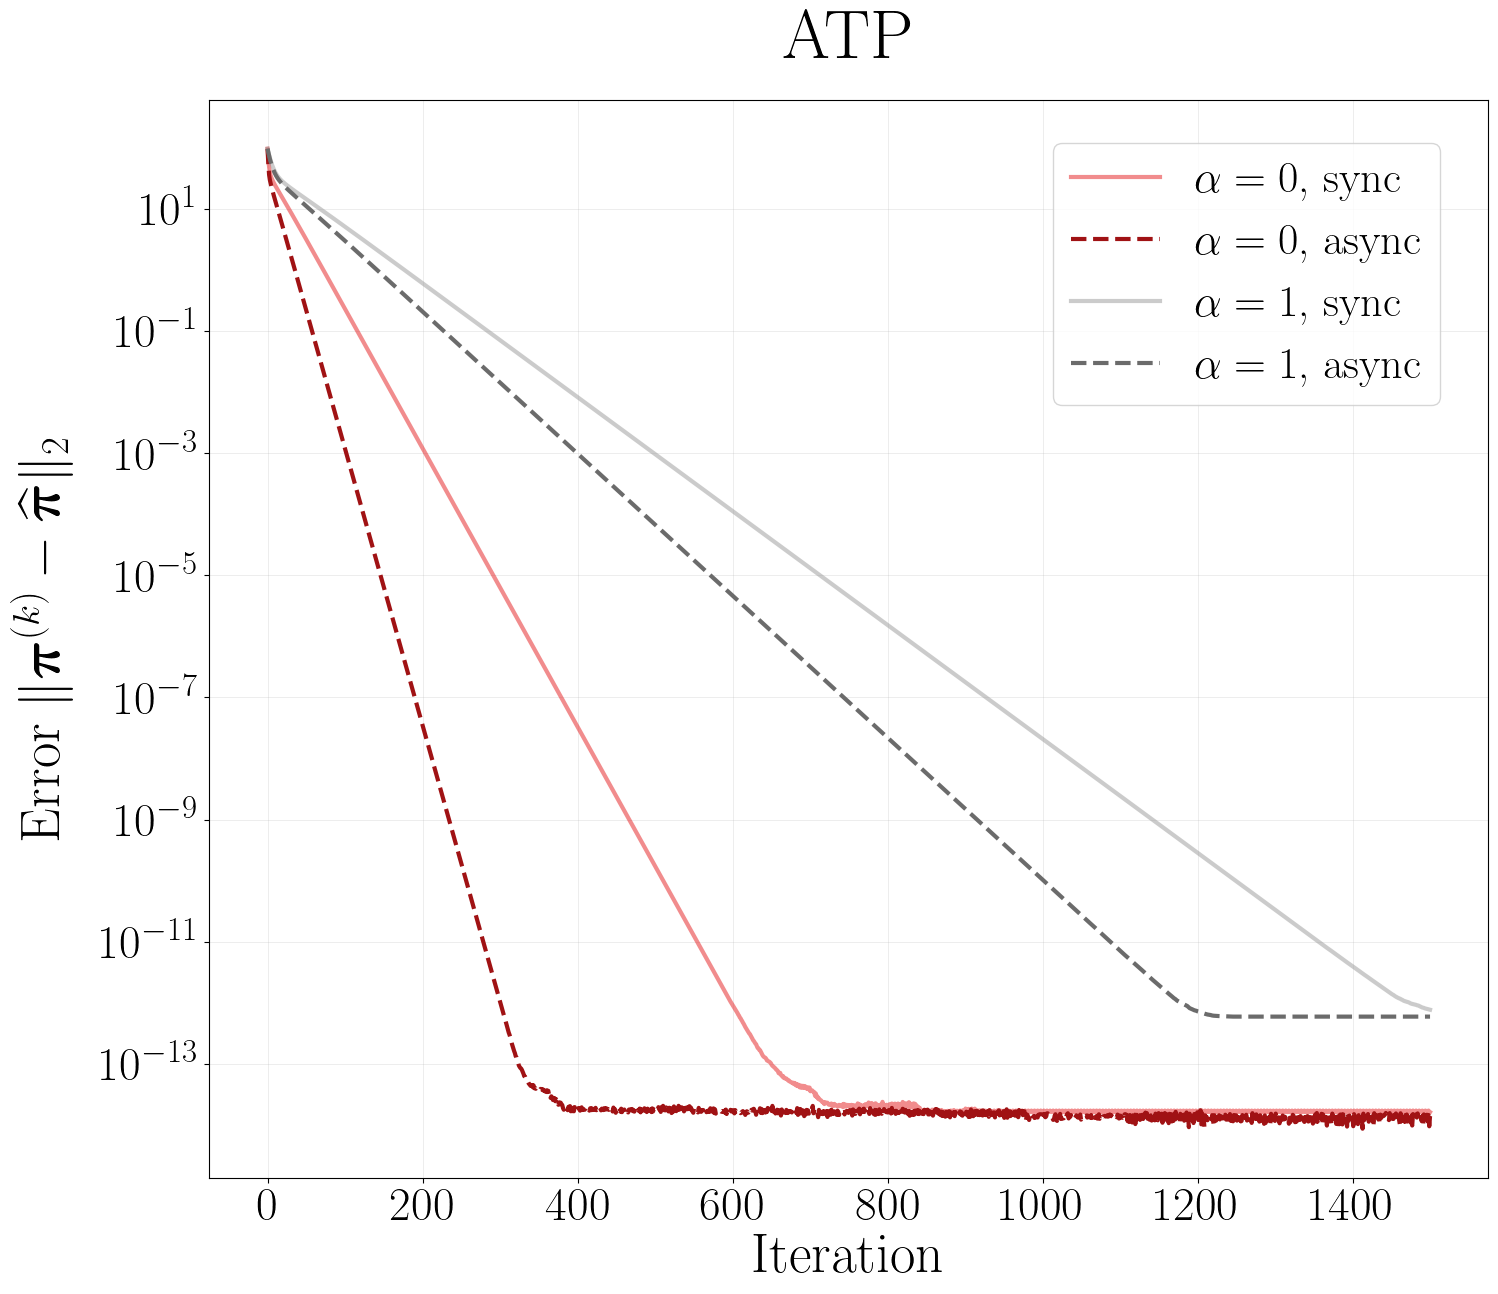
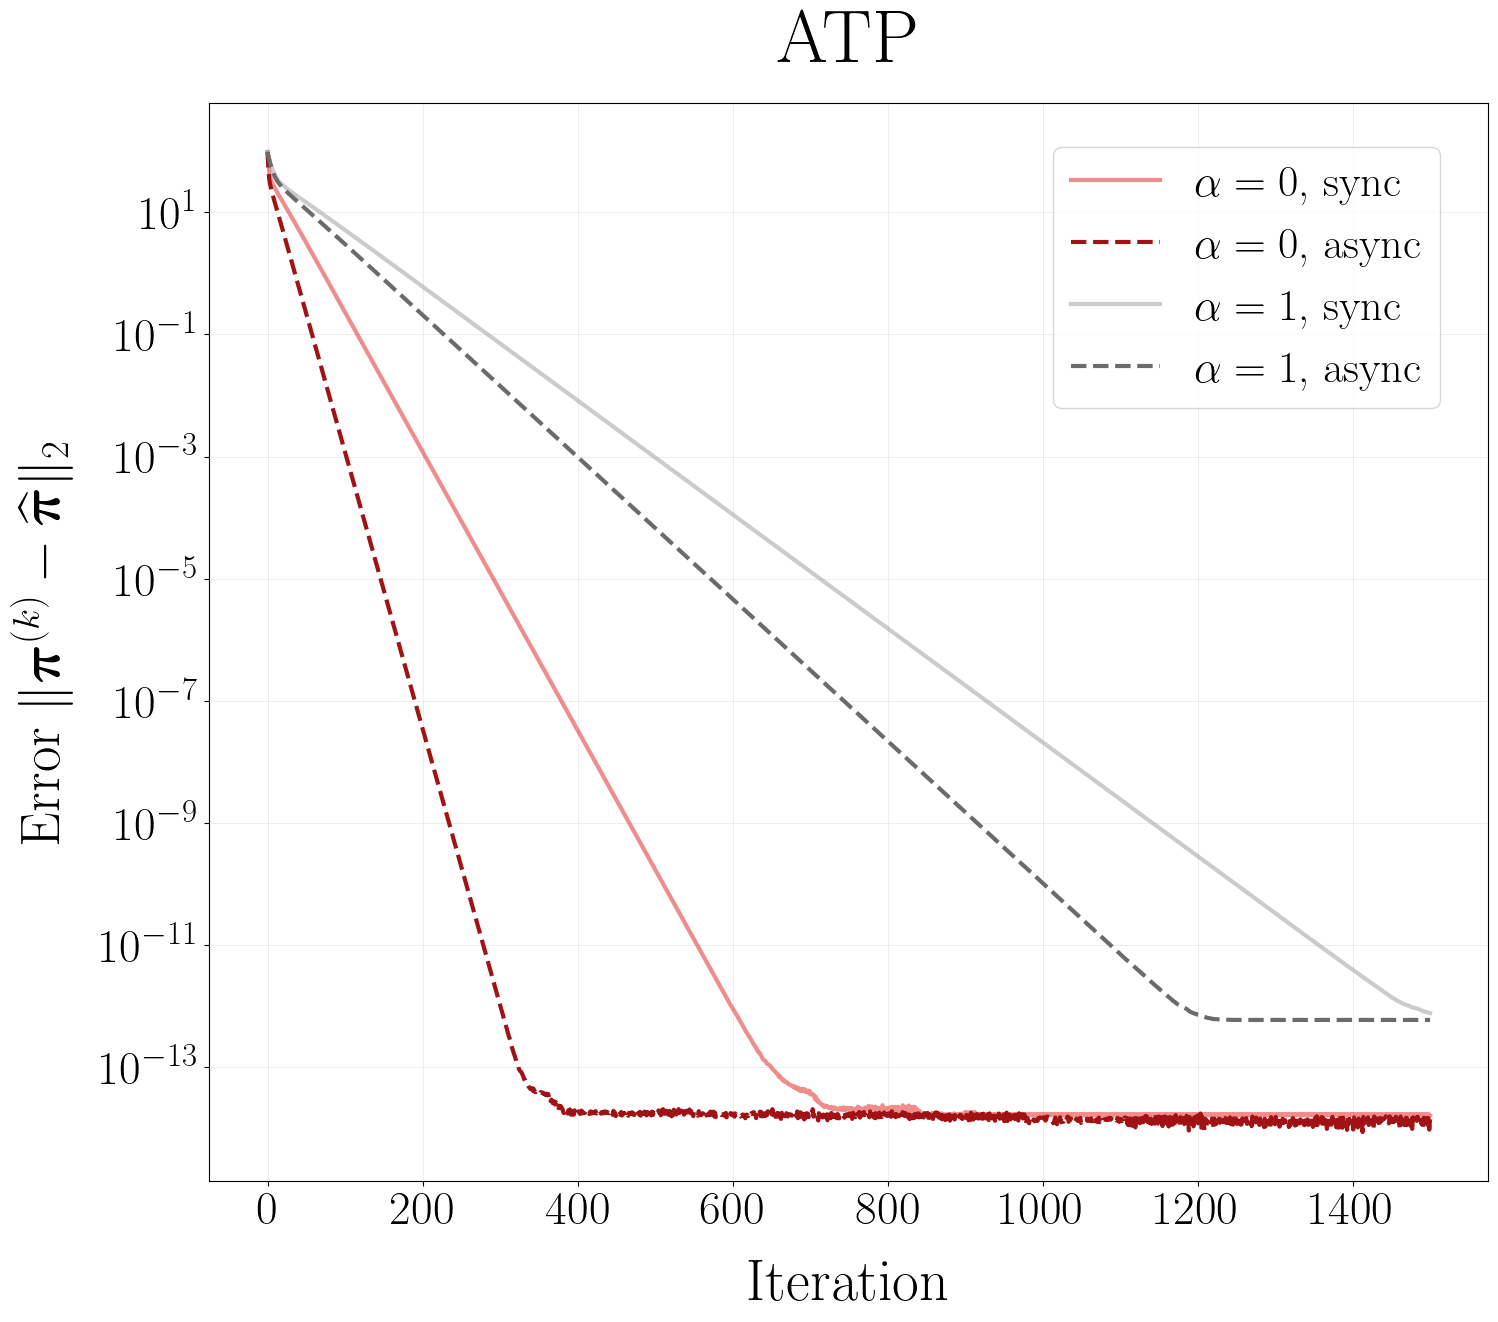
The notebook cell's code change between the first figure and the second:
--- before
+++ after
@@ -38,6 +38,6 @@
                  label=rf"$\alpha={a}$, async")
 
-plt.title(r"$\mathrm{ATP}$", fontsize=50, color='black', pad=30)
-plt.xlabel(r'Iteration', fontsize=40)
+plt.title(r"$\mathrm{ATP}$", fontsize=54, color='black', pad=30)
+plt.xlabel(r'Iteration', fontsize=42, labelpad=20)
 # --- Referee comment: unify y-axis label across figures ---
 plt.ylabel(r'Error $\|\bm{\pi}^{(k)}-\widehat{\bm{\pi}}\|_2$', fontsize=40, labelpad=20)

Commit: first changes